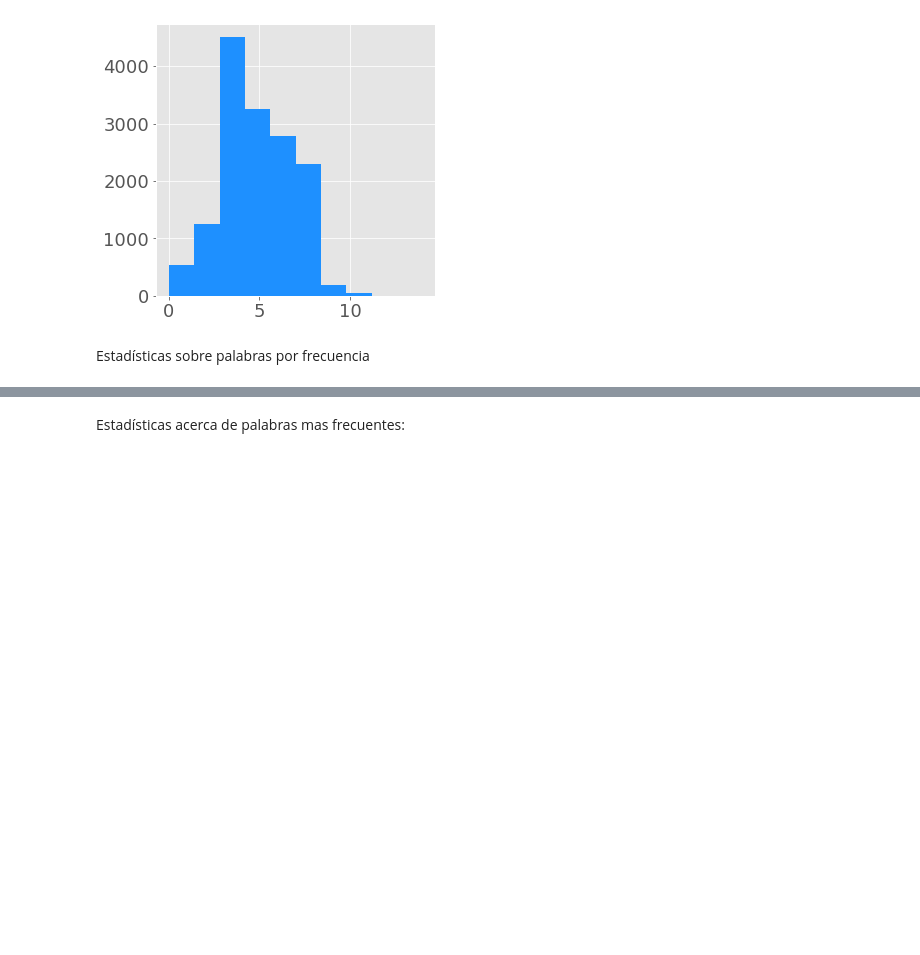
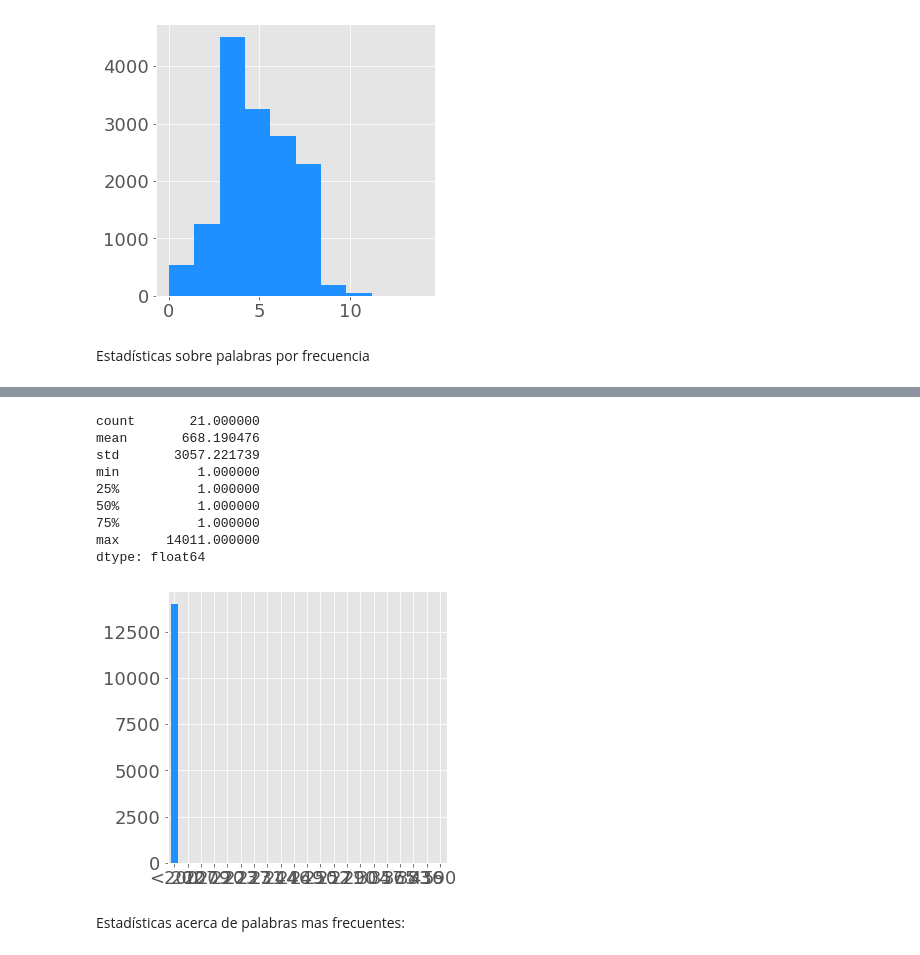
Before and after one commit to midusi/LSA-T, a Jupyter notebook: visualization/samples_analysis.ipynb, the cells around one changed output, grey strips where cells are left out. Cells and saved outputs as stored; diff of their text form; code cells hidden in the pictures; blank space fills up the shorter version.

```diff
--- a/visualization/samples_analysis.ipynb
+++ b/visualization/samples_analysis.ipynb
@@ -164,3 +200,24 @@ dtype: float64
+# %%
+min_freq = 200
+words_hist_range_min = word_freqs_range(lambda v: v<=min_freq, f"<{min_freq}")
+words_hist_range_min_s = pd.Series(words_hist_range_min).sort_index(key=get_sort_key(f"<{min_freq}", min_freq))
+
+display(words_hist_range_min_s.describe())
+words_hist_range_min_fig = words_hist_range_min_s.plot.bar(figsize=(5, 5), color=color)
+words_hist_range_min_fig.set_ylabel("")
+plt.xticks(rotation=360)
+save_fig(words_hist_range_min_fig, f"words_hist_range_min_{min_freq}.png", figs_path)
+# %% [output]
+count       21.000000
+mean       668.190476
+std       3057.221739
+min          1.000000
+25%          1.000000
+50%          1.000000
+75%          1.000000
+max      14011.000000
+dtype: float64
+[figure, added]
 # %% [markdown]
 Estadísticas acerca de palabras mas frecuentes:
 # %%
```
Also changed, not shown: parts of 7 cells of this notebook, 9 other files.
